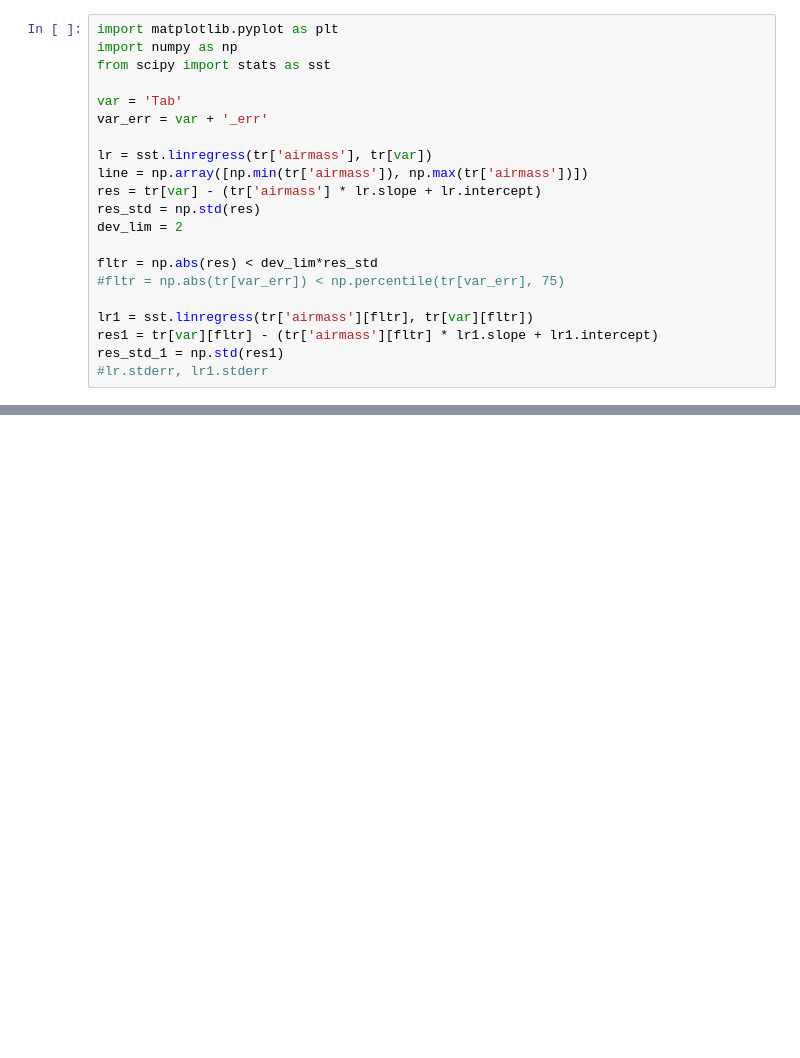
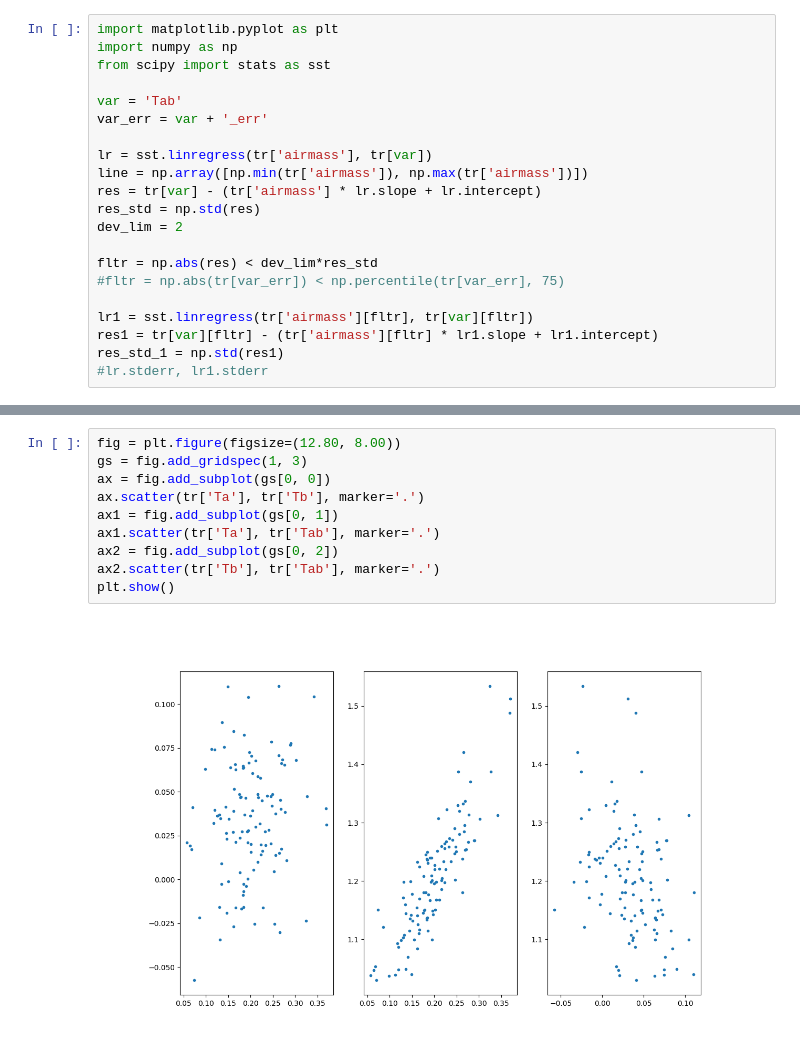
Before and after one commit to dmitrymu/vsopy, a Jupyter notebook: notebooks/DiffPhotometryAnalysis.ipynb, the cells around one changed output, grey strips where cells are left out. Drawn from its saved outputs; the diff is of its cells as text; blank space fills up the shorter version.

```diff
--- a/notebooks/DiffPhotometryAnalysis.ipynb
+++ b/notebooks/DiffPhotometryAnalysis.ipynb
@@ -111,3 +121,15 @@ plt.show()
+# %%
+fig = plt.figure(figsize=(12.80, 8.00))
+gs = fig.add_gridspec(1, 3)
+ax = fig.add_subplot(gs[0, 0])
+ax.scatter(tr['Ta'], tr['Tb'], marker='.')
+ax1 = fig.add_subplot(gs[0, 1])
+ax1.scatter(tr['Ta'], tr['Tab'], marker='.')
+ax2 = fig.add_subplot(gs[0, 2])
+ax2.scatter(tr['Tb'], tr['Tab'], marker='.')
+plt.show()
+# %% [output]
+[figure, added]
 # %%
 fig = plt.figure(figsize=(8.00, 16.00))
 gs = fig.add_gridspec(3, 1)
```
Also changed, not shown: parts of 6 cells of this notebook, 1 other file.
